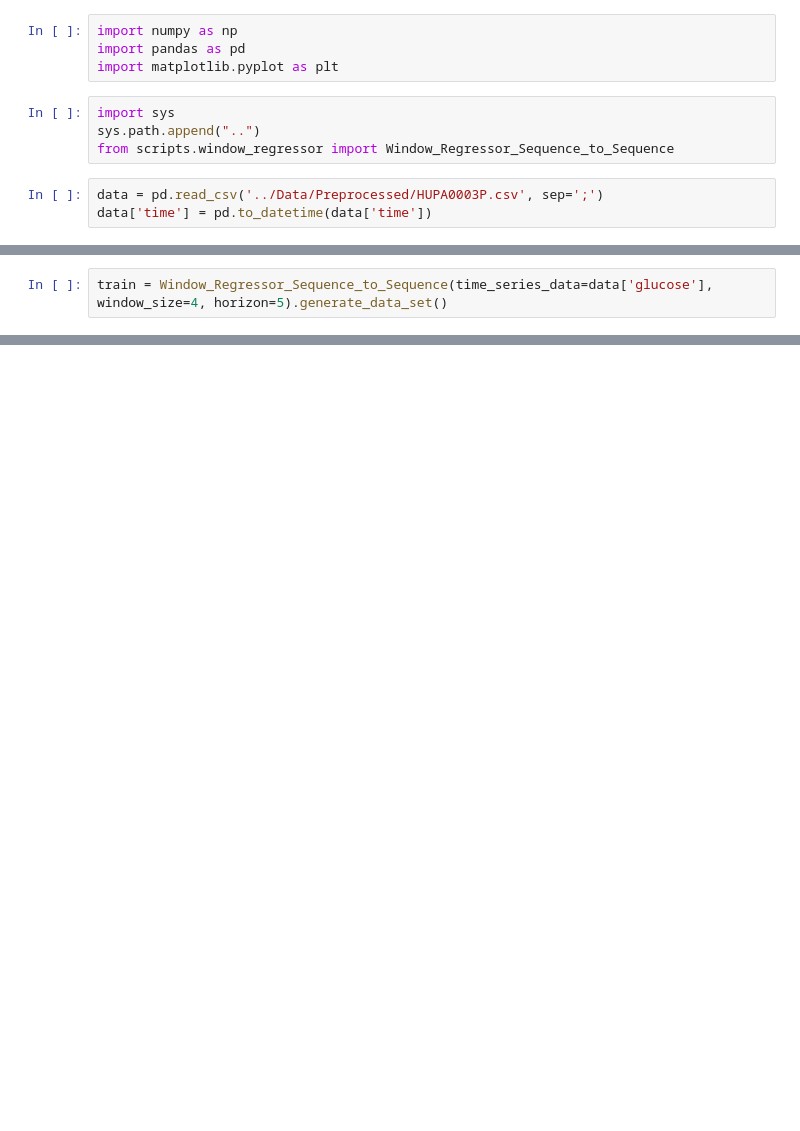
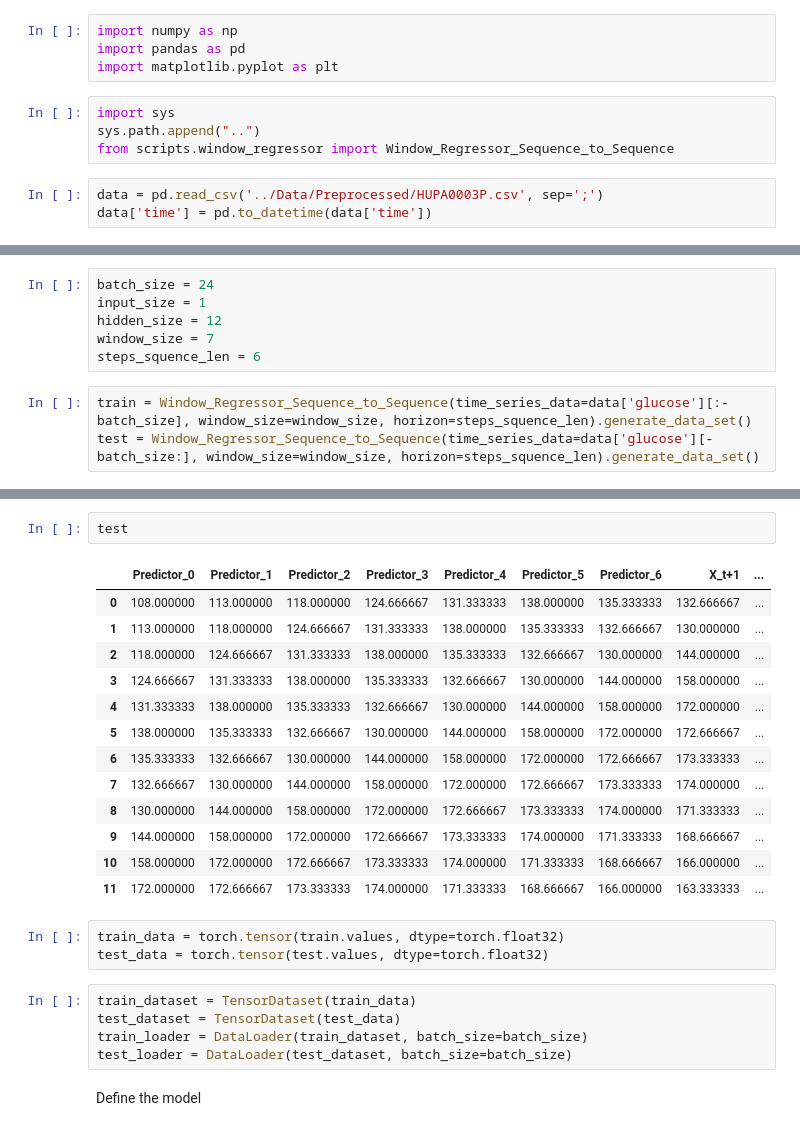
Before and after one commit to Arturo2711/Hypoglycemia_Prediction, a Jupyter notebook: notebooks/rnn_sequence_to_sequence.ipynb, the cells around one changed output, grey strips where cells are left out. Drawn from its saved outputs; the diff is of its cells as text; blank space fills up the shorter version.

Commit message:
sequence to sequence RNN has been added

```diff
--- a/notebooks/rnn_sequence_to_sequence.ipynb
+++ b/notebooks/rnn_sequence_to_sequence.ipynb
@@ -12,2 +26,9 @@ data['time'] = pd.to_datetime(data['time'])
+# %%
+batch_size = 24
+input_size = 1
+hidden_size = 12
+window_size = 7
+steps_squence_len = 6
 # %%
-train = Window_Regressor_Sequence_to_Sequence(time_series_data=data['glucose'], window_size=4, horizon=5).generate_data_set()
+train = Window_Regressor_Sequence_to_Sequence(time_series_data=data['glucose'][:-batch_size], window_size=window_size, horizon=steps_squence_len).generate_data_set()
+test = Window_Regressor_Sequence_to_Sequence(time_series_data=data['glucose'][-batch_size:], window_size=window_size, horizon=steps_squence_len).generate_data_set()
@@ -32,0 +51,26 @@ train
+# %%
+test
+# %% [output]
+|  | Predictor_0 | Predictor_1 | Predictor_2 | Predictor_3 | Predictor_4 | Predictor_5 | Predictor_6 | X_t+1 | ... |
+| 0 | 108.000000 | 113.000000 | 118.000000 | 124.666667 | 131.333333 | 138.000000 | 135.333333 | 132.666667 | ... |
+| 1 | 113.000000 | 118.000000 | 124.666667 | 131.333333 | 138.000000 | 135.333333 | 132.666667 | 130.000000 | ... |
+| 2 | 118.000000 | 124.666667 | 131.333333 | 138.000000 | 135.333333 | 132.666667 | 130.000000 | 144.000000 | ... |
+| 3 | 124.666667 | 131.333333 | 138.000000 | 135.333333 | 132.666667 | 130.000000 | 144.000000 | 158.000000 | ... |
+| 4 | 131.333333 | 138.000000 | 135.333333 | 132.666667 | 130.000000 | 144.000000 | 158.000000 | 172.000000 | ... |
+| 5 | 138.000000 | 135.333333 | 132.666667 | 130.000000 | 144.000000 | 158.000000 | 172.000000 | 172.666667 | ... |
+| 6 | 135.333333 | 132.666667 | 130.000000 | 144.000000 | 158.000000 | 172.000000 | 172.666667 | 173.333333 | ... |
+| 7 | 132.666667 | 130.000000 | 144.000000 | 158.000000 | 172.000000 | 172.666667 | 173.333333 | 174.000000 | ... |
+| 8 | 130.000000 | 144.000000 | 158.000000 | 172.000000 | 172.666667 | 173.333333 | 174.000000 | 171.333333 | ... |
+| 9 | 144.000000 | 158.000000 | 172.000000 | 172.666667 | 173.333333 | 174.000000 | 171.333333 | 168.666667 | ... |
+| 10 | 158.000000 | 172.000000 | 172.666667 | 173.333333 | 174.000000 | 171.333333 | 168.666667 | 166.000000 | ... |
+| 11 | 172.000000 | 172.666667 | 173.333333 | 174.000000 | 171.333333 | 168.666667 | 166.000000 | 163.333333 | ... |
+# %%
+train_data = torch.tensor(train.values, dtype=torch.float32)
+test_data = torch.tensor(test.values, dtype=torch.float32)
+# %%
+train_dataset = TensorDataset(train_data)
+test_dataset = TensorDataset(test_data)
+train_loader = DataLoader(train_dataset, batch_size=batch_size)
+test_loader = DataLoader(test_dataset, batch_size=batch_size)
+# %% [markdown]
+Define the model
```
Also changed, not shown: parts of 18 cells of this notebook, 1 other file.
